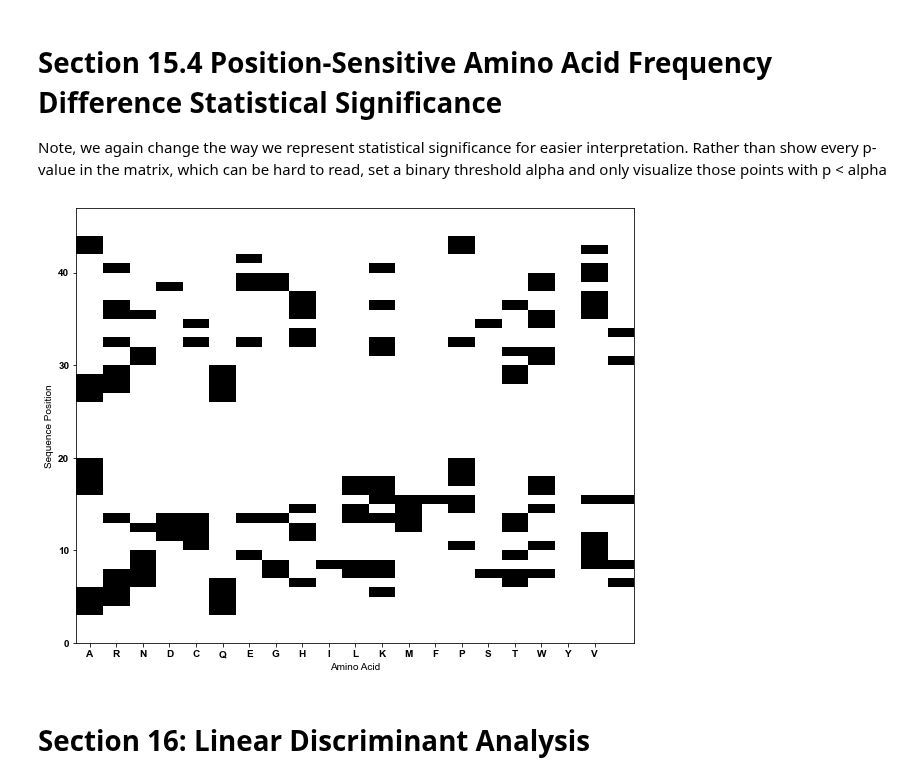
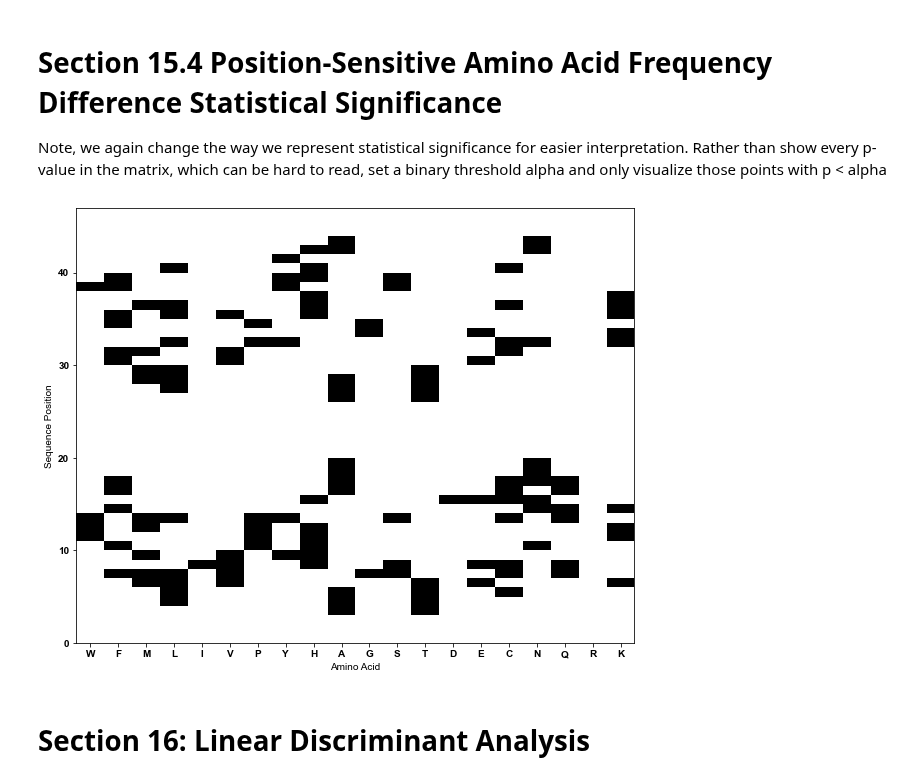
Before and after one commit to ctboughter/AIMS, a Jupyter notebook: AIMS_notebook.ipynb, the cells around one changed output. Cells and saved outputs as stored; diff of their text form; code cells hidden in the pictures.

```diff
--- a/AIMS_notebook.ipynb
+++ b/AIMS_notebook.ipynb
@@ -1013,15 +1031,17 @@ entropy = []; frequencies = []
 for dat in np.arange(len(sub_sels)):
     temp_MI = sub_matF[ref_sub[ref_sub[len(sub_matF)-1] == dat].index].iloc[0:-1]
     if bootstrap:
-        entropy = []; frequencies = []
+        boot_entropy = []; boot_frequencies = []
         for i in np.arange(boots):
             re_MI = resample(np.transpose(np.array(temp_MI)))
             entropy_pre,freq_pre = aims.calculate_shannon(re_MI)
-            entropy.append(entropy_pre); frequencies.append(freq_pre)
-        ent_avg = np.average(entropy,axis=0)
-        ent_std = np.std(entropy,axis=0)
+            boot_entropy.append(entropy_pre); boot_frequencies.append(freq_pre)
+        ent_avg = np.average(boot_entropy,axis=0)
+        ent_std = np.std(boot_entropy,axis=0)
+        freq_avg = np.average(boot_frequencies,axis=0)
         pl.plot(ent_avg,marker='o',linewidth=2.5,color=colors[dat])
         pl.fill_between(np.arange(len(ent_avg)),ent_avg+ent_std,ent_avg-ent_std,alpha=0.3,color=colors[dat])
+        entropy.append(ent_avg); frequencies.append(freq_avg)
     else:
         entropy_pre,freq_pre = aims.calculate_shannon(np.transpose(np.array(temp_MI)))
         pl.plot(entropy_pre,marker='o',linewidth=2.5)
@@ -1090,14 +1110,26 @@ Note: Need to have run Shannon Entropy Calculation first
 fig, ax = pl.subplots(1, 2,squeeze=False,figsize=(18,10))
 #pl.title(str(label[0])+ ' AA Frequency - ' + str(label[1]) + ' AA Frequency')
 
+AA_key=['A','R','N','D','C','Q','E','G','H','I','L','K','M','F','P','S','T','W','Y','V']
 
-x=ax[0,0].pcolormesh(frequencies[0][:,1:],vmin=0,vmax=0.25,cmap=cm.Greys)
-x=ax[0,1].pcolormesh(frequencies[1][:,1:],vmin=0,vmax=0.25,cmap=cm.Greys)
+freq1 = pandas.DataFrame(frequencies[0][:,1:])
+freq2 = pandas.DataFrame(frequencies[1][:,1:])
 
+freq1.columns = AA_key
+freq2.columns = AA_key
 
-AA_key=['A','R','N','D','C','Q','E','G','H','I','L','K','M','F','P','S','T','W','Y','V']
+if custom_key:
+    freq1 = freq1[my_AA_key]
+    freq2 = freq2[my_AA_key]
+    fin_key = my_AA_key
+else:
+    fin_key = AA_key
+
+x=ax[0,0].pcolormesh(freq1,vmin=0,vmax=0.25,cmap=cm.Greys)
+x=ax[0,1].pcolormesh(freq2,vmin=0,vmax=0.25,cmap=cm.Greys)
+
 #pl.colorbar(x); pl.ylabel('Sequence Position')
-xax=pl.setp(ax,xticks=np.arange(20)+0.5,xticklabels=AA_key)
+xax=pl.setp(ax,xticks=np.arange(20)+0.5,xticklabels=fin_key)
 
 place=0
 if type(mat_size) == int:
@@ -1114,5 +1146,5 @@ ax[0,0].set_ylabel("Sequence Position")
 ax[0,1].set_ylabel("Sequence Position")
 
 #pl.colorbar(x)
-pl.savefig('/Users/boughterct/Desktop/AA_freq_sides.pdf',format='pdf')
+pl.savefig(outputDir+'/AIMS_freq_sides.pdf',format='pdf')
 # %% [output]
@@ -1208,27 +1239,34 @@ Note, we again change the way we represent statistical significance for easier i
 # %%
 data1 = sub_matF[ref_sub[ref_sub[len(sub_matF)-1] == 0].index].iloc[0:-1]
 data2 = sub_matF[ref_sub[ref_sub[len(sub_matF)-1] == 1].index].iloc[0:-1]
 p_freq = aims.do_statistics(data1,data2,num_reps=1000,test='function',test_func=aims.calculate_shannon,func_val = 1)
 
 dim1, dim2 = np.shape(p_freq)
 alpha = 0.05
 
 AA_key=['A','R','N','D','C','Q','E','G','H','I','L','K','M','F','P','S','T','W','Y','V']
 
 empty_mat = np.zeros((dim1,dim2))
 for a in np.arange(dim1):
     for b in np.arange(dim2):
         if p_freq[a,b] < alpha:
             empty_mat[a,b] = 1
 
+# Need stuff to optionally shift around the x-axis:
+empty_frame = pandas.DataFrame(empty_mat[:,:-1])
+empty_frame.columns = AA_key
+
+# Fin_key was defined previously, will either shuffle the data or NOT
+emptyF = empty_frame[fin_key]
+
 fig, ax = pl.subplots(1, 1,squeeze=False,figsize=(10,8))
-x = pl.pcolormesh(empty_mat,cmap=cm.Greys)
-xax=pl.setp(ax,xticks=np.arange(20)+0.5,xticklabels=AA_key)
+x = pl.pcolormesh(emptyF,cmap=cm.Greys)
+xax=pl.setp(ax,xticks=np.arange(20)+0.5,xticklabels=fin_key)
 pl.ylabel('Sequence Position')
 pl.xlabel('Amino Acid')
 pl.savefig(outputDir+'/aa_diff_statSig.pdf',format='pdf')
 # %% [output]
-[figure, old version]
+[figure, new version]
 # %% [markdown]
 # Section 16: Linear Discriminant Analysis
 # %%
```
Also changed, not shown: parts of 17 cells of this notebook, 2 other files.
